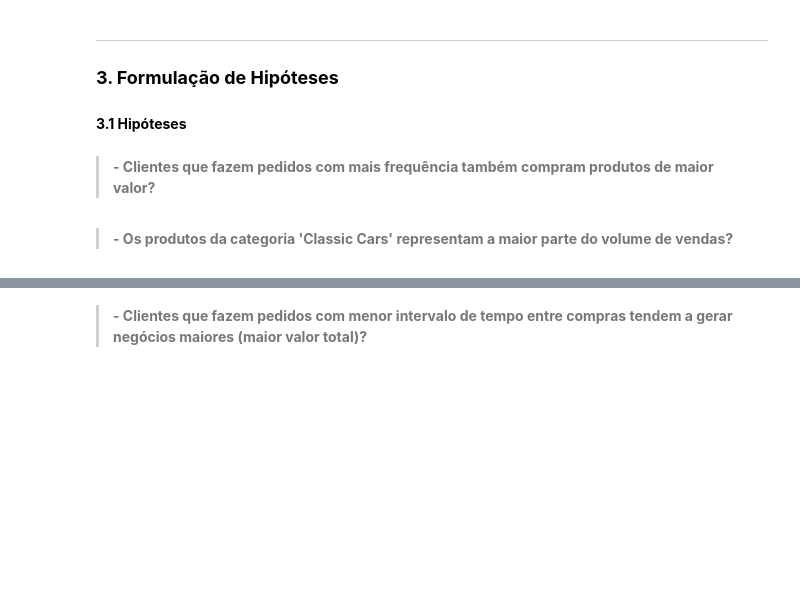
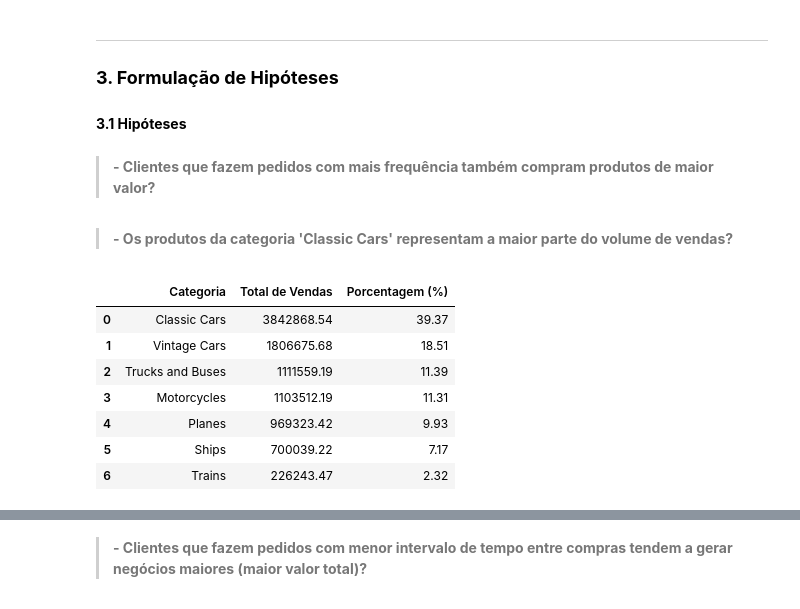
Before and after one commit to Michelyserras/Analise-vendas-automotivas, a Jupyter notebook: notebook/AnaliseAutomotiva.ipynb, the cells around one changed output, grey strips where cells are left out. Saved outputs shown, nothing was run; the diff lists cells and outputs as text; code cells hidden in the pictures; blank space fills up the shorter version.

```diff
--- a/notebook/AnaliseAutomotiva.ipynb
+++ b/notebook/AnaliseAutomotiva.ipynb
@@ -210,3 +210,22 @@ alpha = 0.05
 > **- Clientes que fazem pedidos com mais frequência também compram produtos de maior valor?**
 # %% [markdown]
 > **- Os produtos da categoria 'Classic Cars' representam a maior parte do volume de vendas?**
+# %%
+vendasPorCategoria = df.groupby("PRODUCTLINE")['SALES'].sum().sort_values(ascending=False)
+
+vendasDf = vendasPorCategoria.reset_index()
+total_vendas = vendasPorCategoria.sum()
+
+vendasDf.columns = ['Categoria', 'Total de Vendas']
+vendasDf['Porcentagem (%)'] = (vendasDf['Total de Vendas'] / total_vendas * 100).round(2)
+
+vendasDf
+# %% [output]
+|  | Categoria | Total de Vendas | Porcentagem (%) |
+| 0 | Classic Cars | 3842868.54 | 39.37 |
+| 1 | Vintage Cars | 1806675.68 | 18.51 |
+| 2 | Trucks and Buses | 1111559.19 | 11.39 |
+| 3 | Motorcycles | 1103512.19 | 11.31 |
+| 4 | Planes | 969323.42 | 9.93 |
+| 5 | Ships | 700039.22 | 7.17 |
+| 6 | Trains | 226243.47 | 2.32 |
```
Also changed, not shown: parts of 3 cells of this notebook.
